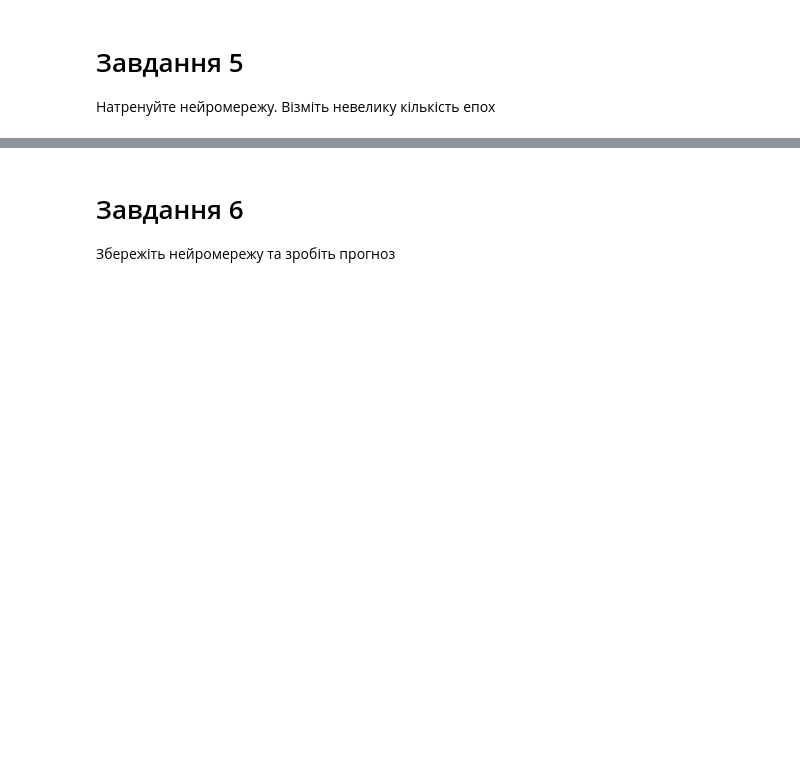
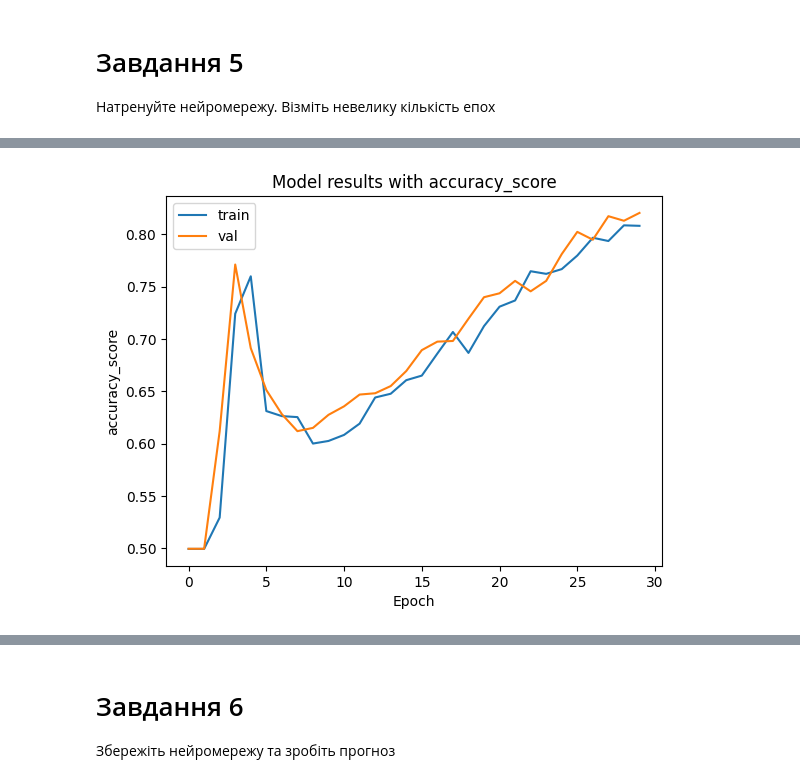
Before and after one commit to shaya-686/AI, a Jupyter notebook: ДЗ_13.ipynb, the cells around one changed output, grey strips where cells are left out. Drawn from its saved outputs; the diff is of its cells as text; code cells hidden in the pictures; blank space fills up the shorter version.

```diff
--- a/ДЗ_13.ipynb
+++ b/ДЗ_13.ipynb
@@ -43,0 +345,4 @@ df.head()
+# %%
+plot_metric(history, 'accuracy_score')
+# %% [output]
+[figure, added]
```
Also changed, not shown: parts of 13 cells of this notebook.
